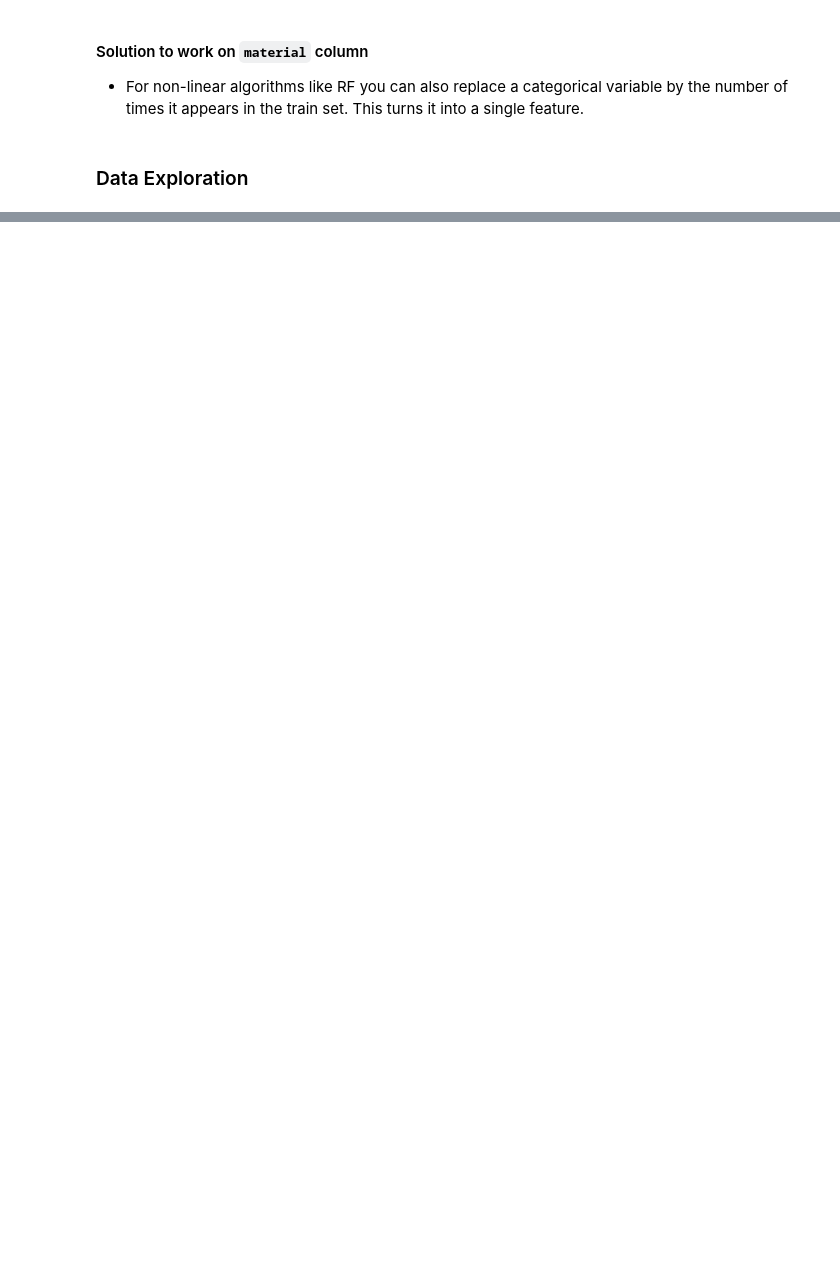
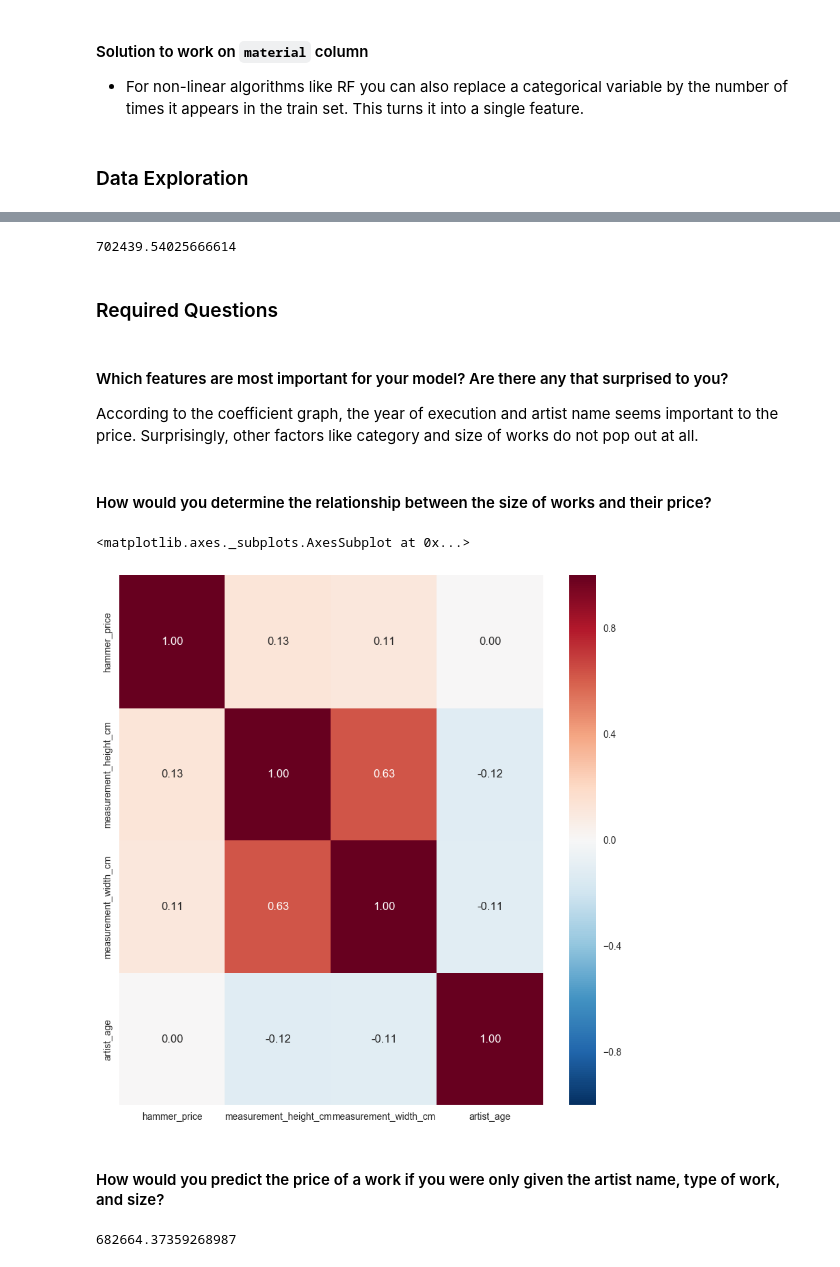
Before and after one commit to zangcc0474/Arthena, a Jupyter notebook: OA.ipynb, the cells around one changed output, grey strips where cells are left out. Cells and saved outputs as stored; diff of their text form; code cells hidden in the pictures; blank space fills up the shorter version.

Commit message:
analysis on the required questions

```diff
--- a/OA.ipynb
+++ b/OA.ipynb
@@ -66,7 +66,7 @@ len(dataset['year_of_execution'].value_counts())
 # %% [output]
 212
 # %%
-dataset.ix[pd.to_numeric(dataset['year_of_execution'])>2016,'year_of_execution'] = 2016
+dataset.ix[pd.to_numeric(dataset['year_of_execution'])>2016,'year_of_execution'] = '2016'
 # %% [markdown]
 #### Drop the `estimate_high` and `estimate_low` columns
 * Over 30% of records are missing in estimate_high and estimate_low
@@ -81,8 +81,8 @@ drop_column.append('estimate_low')
 # %%
 dataset['auction_year'] = dataset['auction_date'].str.split('-').str[0]
 dataset['auction_month'] = dataset['auction_date'].str.split('-').str[1]
-dataset.ix[dataset.auction_month>'06','auction_month'] = 'Fall'
-dataset.ix[dataset.auction_month<='06','auction_month'] = 'Spring'
+# dataset.ix[dataset.auction_month>'06','auction_month'] = 'Fall'
+# dataset.ix[dataset.auction_month<='06','auction_month'] = 'Spring'
 dataset.drop('auction_date' , axis=1, inplace=True)
 drop_column.append('auction_date')
 # %%
@@ -210,0 +304,8 @@ currently extract(expand=None) means expand=False (return Index/Series/DataFrame
+# %%
+# Generate our predictions for the test set.
+predictions = rf.predict(data_test_dummies)
+
+# Compute error between our test predictions and the actual values.
+np.sqrt(mean_squared_error(predictions, price_test))
+# %% [output]
+702439.54025666614
@@ -210,0 +317,20 @@ currently extract(expand=None) means expand=False (return Index/Series/DataFrame
+# %% [markdown]
+### Required Questions
+# %% [markdown]
+#### Which features are most important for your model? Are there any that surprised to you?
+
+According to the coefficient graph, the year of execution and artist name seems important to the price. Surprisingly, other factors like category and size of works do not pop out at all.
+# %% [markdown]
+#### How would you determine the relationship between the size of works and their price?
+# %%
+import seaborn as sns
+fig, ax = plt.subplots(figsize = (10,10))
+corr = dataset[dataset.columns[dataset.dtypes != "object"]].corr()
+sns.heatmap(corr,
+            xticklabels=corr.columns.values,
+            yticklabels=corr.columns.values,annot=True, fmt=".2f", ax = ax)
+# %% [output]
+<matplotlib.axes._subplots.AxesSubplot at 0x...>
+[figure, added]
+# %% [markdown]
+#### How would you predict the price of a work if you were only given the artist name, type of work, and size?
@@ -210,0 +351,11 @@ currently extract(expand=None) means expand=False (return Index/Series/DataFrame
+# %%
+from sklearn.linear_model import RidgeCV
+rf = RidgeCV(alphas=np.logspace(-3, 3, 7)).fit(
+    part_data_train_dummies, part_price_train)
+# Generate our predictions for the test set.
+predictions = rf.predict(part_data_test_dummies)
+
+# Compute error between our test predictions and the actual values.
+np.sqrt(mean_squared_error(predictions, part_price_test))
+# %% [output]
+682664.37359268987
```
Also changed, not shown: parts of 33 cells of this notebook.
